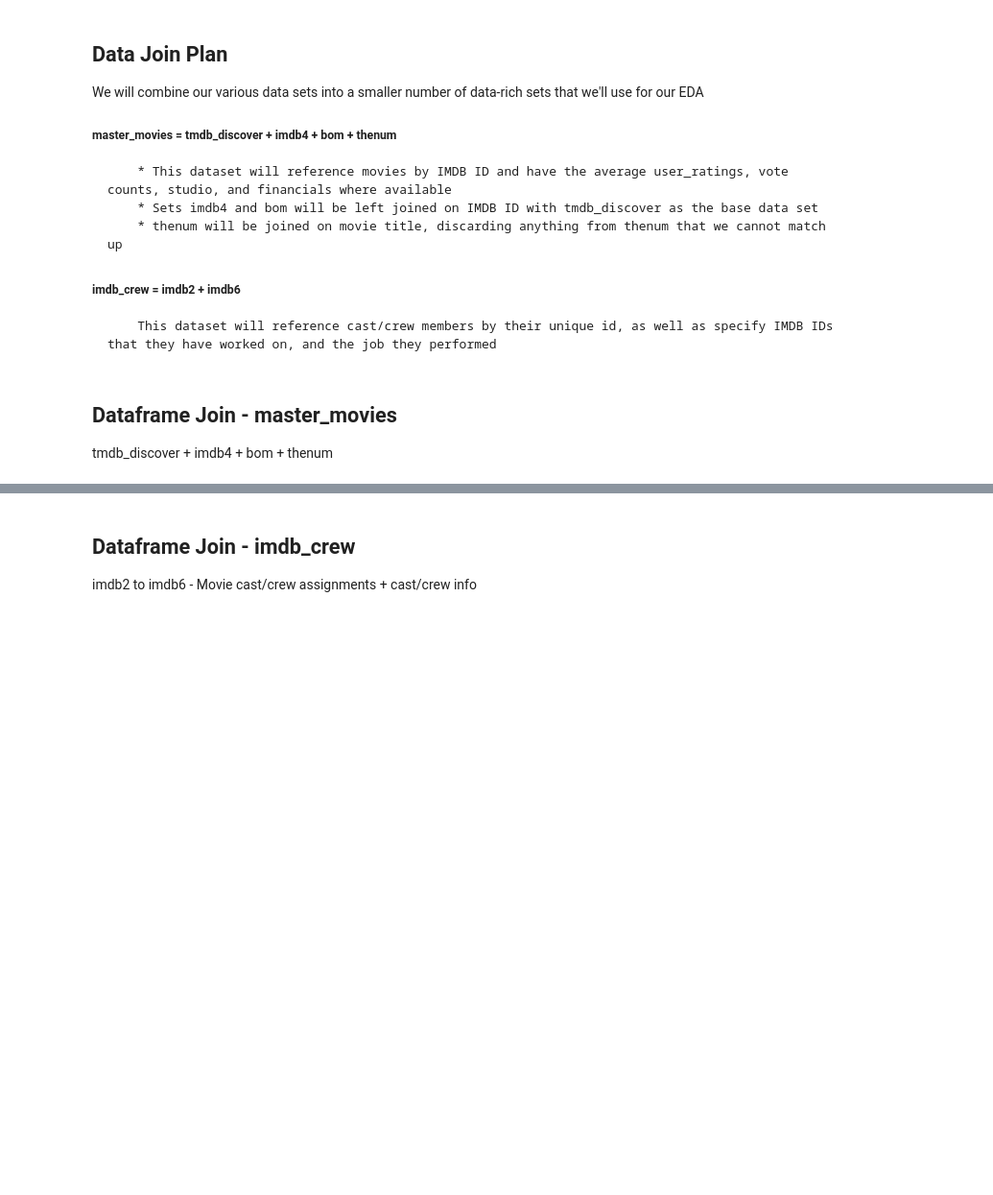
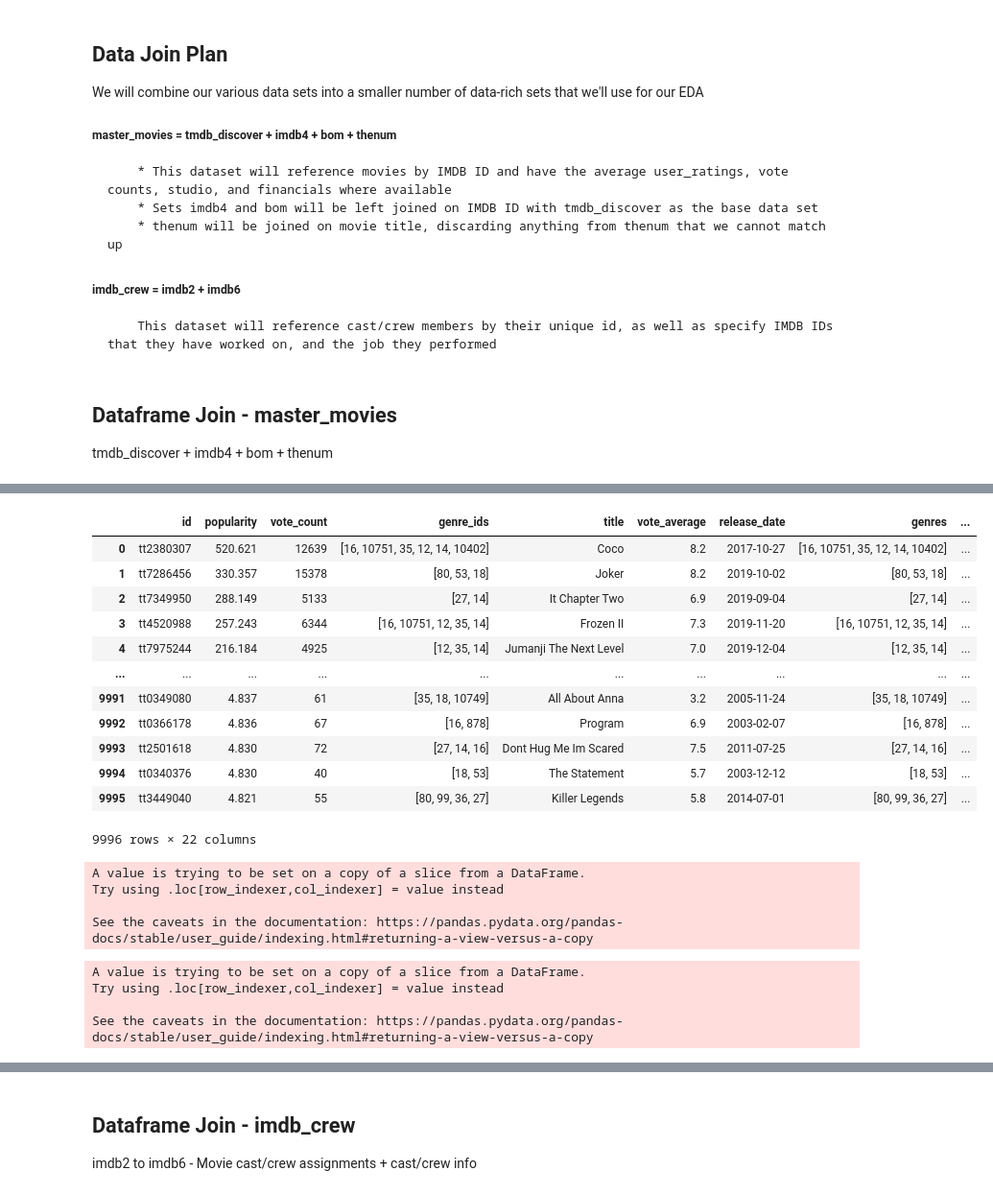
Before and after one commit to threnjen/dsc-mod-1-project-v2-1-online-ds-sp-000, a Jupyter notebook: student.ipynb, the cells around one changed output, grey strips where cells are left out. Shown at 96% size. Saved outputs shown, nothing was run; the diff lists cells and outputs as text; code cells hidden in the pictures; blank space fills up the shorter version.

```diff
--- a/student.ipynb
+++ b/student.ipynb
@@ -822,0 +1752,22 @@ master_movies.sort_values('total_votes', ascending=False)
+# %%
+master_movies['budget'] = master_movies[['budget', 'production_budget']].mean(axis=1)
+# %%
+master_movies['dom_gross'] = master_movies[['dom_gross', 'domestic_gross']].mean(axis=1)
+# %%
+master_movies['world_gross'] = master_movies[['world_gross', 'worldwide_gross']].mean(axis=1)
+# %%
+master_movies
+# %% [output]
+|  | id | popularity | vote_count | genre_ids | title | vote_average | release_date | genres | ... |
+| 0 | tt2380307 | 520.621 | 12639 | [16, 10751, 35, 12, 14, 10402] | Coco | 8.2 | 2017-10-27 | [16, 10751, 35, 12, 14, 10402] | ... |
+| 1 | tt7286456 | 330.357 | 15378 | [80, 53, 18] | Joker | 8.2 | 2019-10-02 | [80, 53, 18] | ... |
+| 2 | tt7349950 | 288.149 | 5133 | [27, 14] | It Chapter Two | 6.9 | 2019-09-04 | [27, 14] | ... |
+| 3 | tt4520988 | 257.243 | 6344 | [16, 10751, 12, 35, 14] | Frozen II | 7.3 | 2019-11-20 | [16, 10751, 12, 35, 14] | ... |
+| 4 | tt7975244 | 216.184 | 4925 | [12, 35, 14] | Jumanji The Next Level | 7.0 | 2019-12-04 | [12, 35, 14] | ... |
+| ... | ... | ... | ... | ... | ... | ... | ... | ... | ... |
+| 9991 | tt0349080 | 4.837 | 61 | [35, 18, 10749] | All About Anna | 3.2 | 2005-11-24 | [35, 18, 10749] | ... |
+| 9992 | tt0366178 | 4.836 | 67 | [16, 878] | Program | 6.9 | 2003-02-07 | [16, 878] | ... |
+| 9993 | tt2501618 | 4.830 | 72 | [27, 14, 16] | Dont Hug Me Im Scared | 7.5 | 2011-07-25 | [27, 14, 16] | ... |
+| 9994 | tt0340376 | 4.830 | 40 | [18, 53] | The Statement | 5.7 | 2003-12-12 | [18, 53] | ... |
+| 9995 | tt3449040 | 4.821 | 55 | [80, 99, 36, 27] | Killer Legends | 5.8 | 2014-07-01 | [80, 99, 36, 27] | ... |
+9996 rows × 22 columns
@@ -823,3 +1779,16 @@ master_movies.sort_values('total_votes', ascending=False)
+# %%
+# We make a new column for the domestic net for the movie
+master_movies['dom_net'] = (master_movies['dom_gross'] - master_movies['budget'])
+# %% [output]
+A value is trying to be set on a copy of a slice from a DataFrame.
+Try using .loc[row_indexer,col_indexer] = value instead
+
+See the caveats in the documentation: https://pandas.pydata.org/pandas-docs/stable/user_guide/indexing.html#returning-a-view-versus-a-copy
 # %%
 # We make a new column for the worldwide net net for the movie
-master_movies['world_gross'] = (master_movies['for_gross'] + master_movies['dom_gross'])
+master_movies['world_net'] = (master_movies['world_gross'] - master_movies['budget'])
+# %% [output]
+A value is trying to be set on a copy of a slice from a DataFrame.
+Try using .loc[row_indexer,col_indexer] = value instead
+
+See the caveats in the documentation: https://pandas.pydata.org/pandas-docs/stable/user_guide/indexing.html#returning-a-view-versus-a-copy
```
Also changed, not shown: parts of 148 cells of this notebook, 3 other files.
